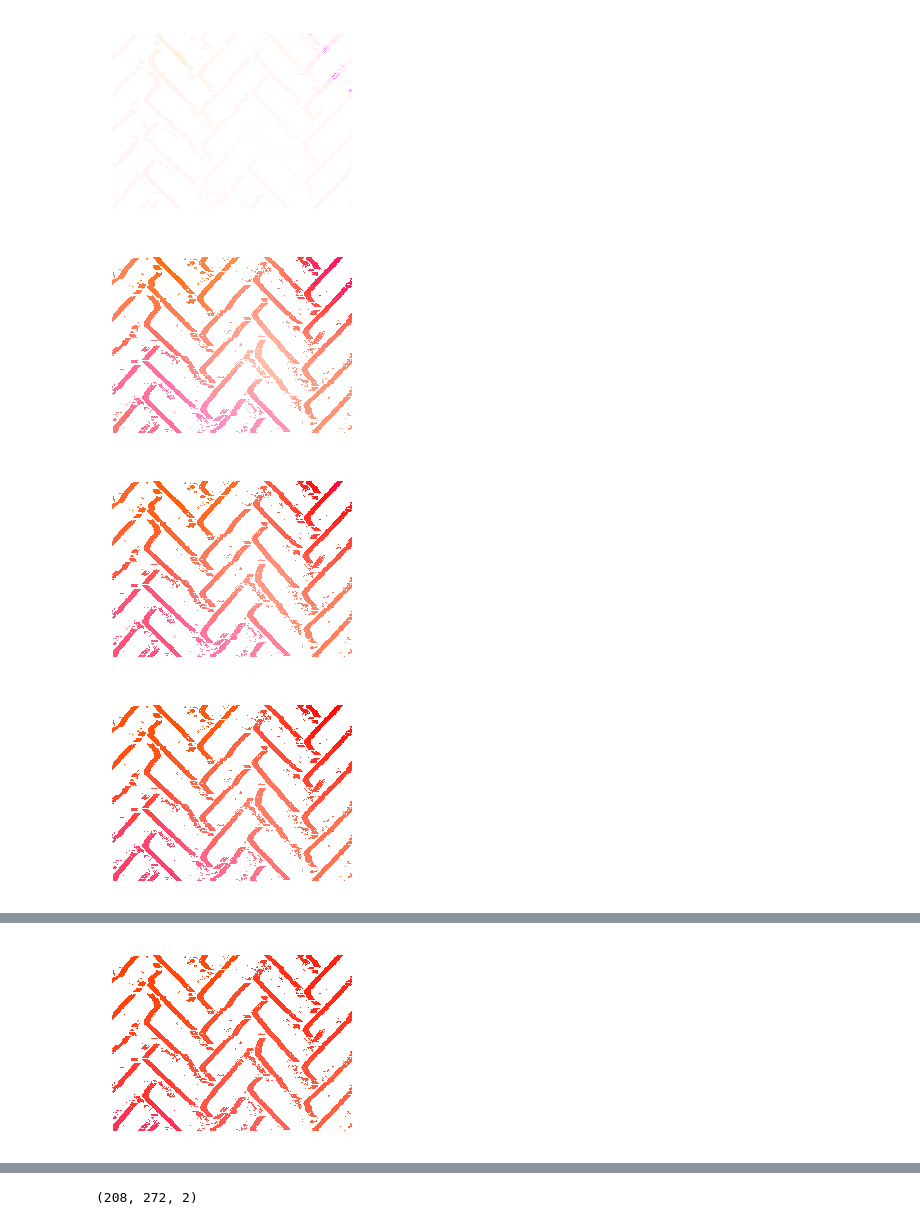
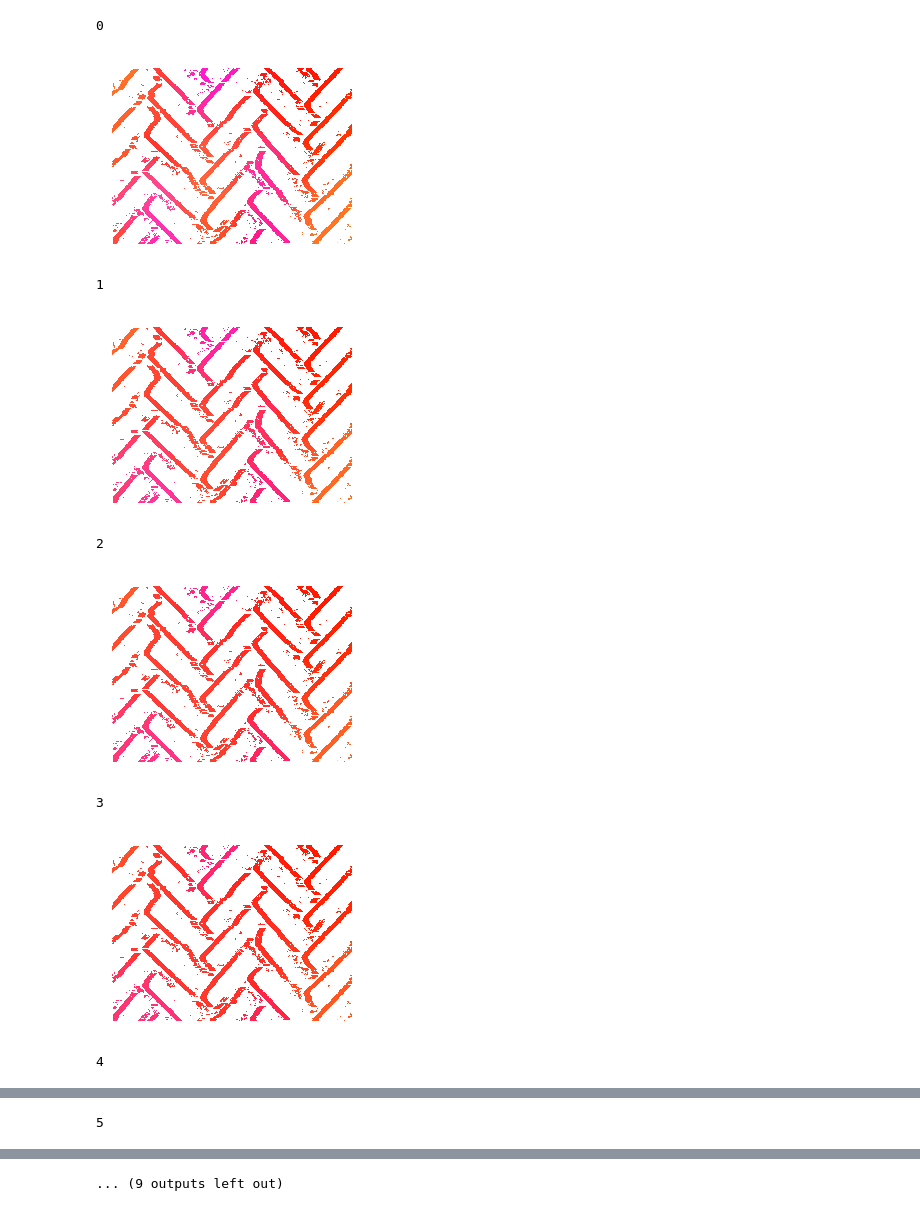
Before and after one commit to DensoITLab/tegbp, a Jupyter notebook: vis_result.ipynb, the cells around one changed output, grey strips where cells are left out. Cells and saved outputs as stored; diff of their text form; code cells hidden in the pictures.

```diff
--- a/vis_result.ipynb
+++ b/vis_result.ipynb
@@ -1,28 +1,37 @@
 # %%
 import numpy as np
 import flow_vis
 import command
 from IPython.display import Image, display
 
 bin_path = 'result/flo_{:1d}_{:05d}.bin'
 png_path = 'result/flo_{:1d}_{:05d}.png'
 W, H, C = 272,208, 2
-run_cpp= True
+run_cpp= False
+n_itr = 10
+n_itr_show = 1
 
 if run_cpp:
     res = command.run(['./process', '64'])
     print(res.output)
     print(res.exit)
 
-for index in [0]:
-    for itr in range(10):
-        flo = np.fromfile(bin_path.format(index, itr), dtype=np.float64).reshape([H,W,C])
-        flow_vis.save_flo(flo, png_path.format(index, itr))
-        display(Image(filename=png_path.format(index, itr)))
+for index in [1]:
+    for itr in range(n_itr):
+        if itr%n_itr_show==0:
+            print(itr)
+            flo = np.fromfile(bin_path.format(index, itr), dtype=np.float64).reshape([H,W,C])
+            flow_vis.save_flo(flo, png_path.format(index, itr))
+            display(Image(filename=png_path.format(index, itr)))
 
 print(flo.shape)
 # %% [output]
+0
-[figure, old version]
+[figure, new version]
+1
-[figure, old version]
+[figure, new version]
+2
-[figure, old version]
+[figure, new version]
+3
-[figure, old version]
+[figure, new version]
+4
@@ -29,0 +39 @@ print(flo.shape)
+5
@@ -31 +40,0 @@ print(flo.shape)
-[figure, removed]
@@ -35 +41 @@ print(flo.shape)
-(208, 272, 2)
+... (9 outputs left out)
```
Also changed, not shown: parts of 1 cell of this notebook, 8 other files.
